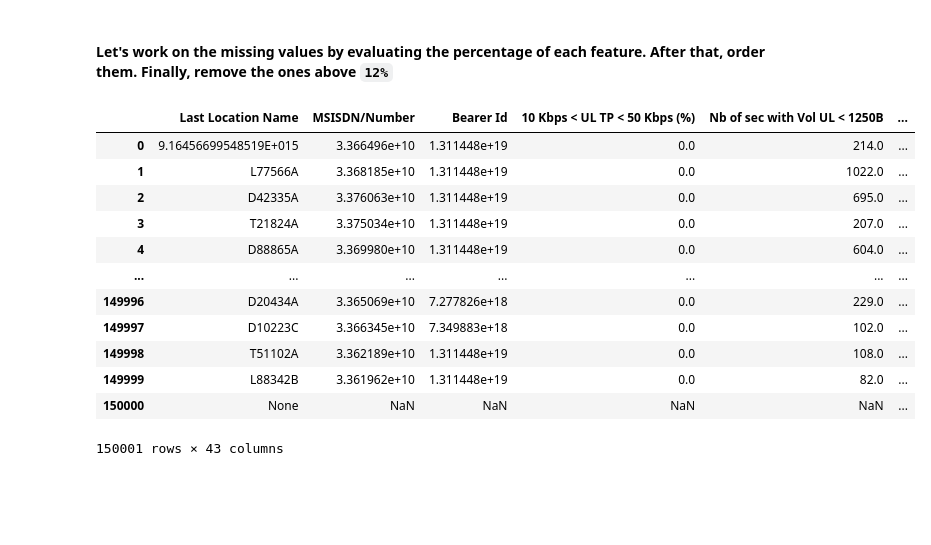
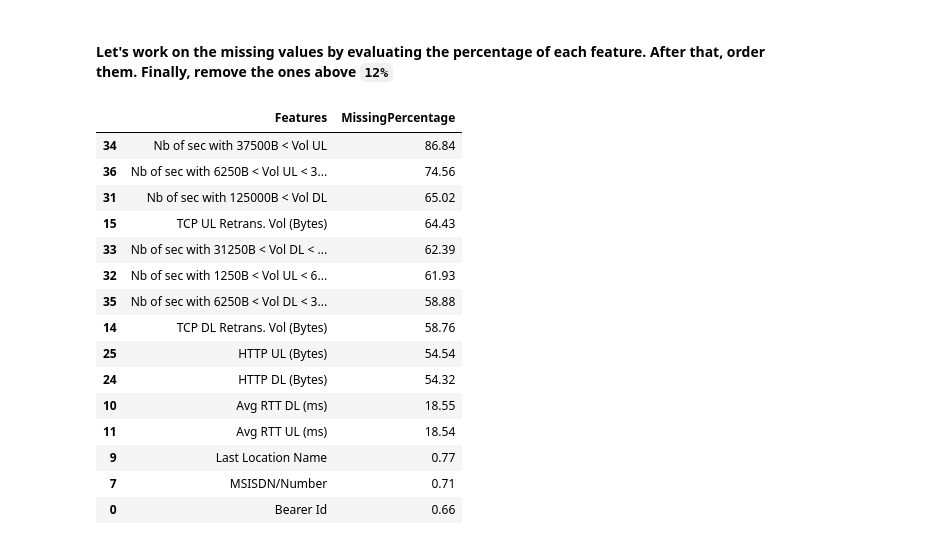
Before and after one commit to Roseco-crs/10Academy_week_1_Telecom_Industry, a Jupyter notebook: code/extract_data.ipynb, the cells around one changed output. Saved outputs shown, nothing was run; the diff lists cells and outputs as text; code cells hidden in the pictures; blank space fills up the shorter version.

Commit message:
Missing values treatment. Removed feature whose missing values have a percent above 12%. After that I dropped the remaining missing values.

```diff
--- a/code/extract_data.ipynb
+++ b/code/extract_data.ipynb
@@ -281,29 +286,28 @@ The Telecom database contains 12.5% missing values
 # %%
 # converting the columns of our data into a list.
 missing = []
 col = df.columns.tolist()
 # add corresponding feature and missing value percentage into missing[]
 for i in col:
     missing.append((i, percent_missing(df[i])))
 
 missing_percent = pd.DataFrame(missing, columns = ['Features', 'MissingPercentage'])
 missing_sorted = missing_percent.sort_values(by='MissingPercentage', ascending=False)
-
-# keep usefull columns
-useful_columns = missing_sorted[missing_sorted['MissingPercentage']<12]['Features'].tolist()
-df = df[useful_columns]
-df
+missing_sorted.head(15)
 # %% [output]
-|  | Last Location Name | MSISDN/Number | Bearer Id | 10 Kbps < UL TP < 50 Kbps (%) | Nb of sec with Vol UL < 1250B | ... |
-| 0 | 9.16456699548519E+015 | 3.366496e+10 | 1.311448e+19 | 0.0 | 214.0 | ... |
-| 1 | L77566A | 3.368185e+10 | 1.311448e+19 | 0.0 | 1022.0 | ... |
-| 2 | D42335A | 3.376063e+10 | 1.311448e+19 | 0.0 | 695.0 | ... |
-| 3 | T21824A | 3.375034e+10 | 1.311448e+19 | 0.0 | 207.0 | ... |
-| 4 | D88865A | 3.369980e+10 | 1.311448e+19 | 0.0 | 604.0 | ... |
-| ... | ... | ... | ... | ... | ... | ... |
-| 149996 | D20434A | 3.365069e+10 | 7.277826e+18 | 0.0 | 229.0 | ... |
-| 149997 | D10223C | 3.366345e+10 | 7.349883e+18 | 0.0 | 102.0 | ... |
-| 149998 | T51102A | 3.362189e+10 | 1.311448e+19 | 0.0 | 108.0 | ... |
-| 149999 | L88342B | 3.361962e+10 | 1.311448e+19 | 0.0 | 82.0 | ... |
-| 150000 | None | NaN | NaN | NaN | NaN | ... |
+|  | Features | MissingPercentage |
+| 34 | Nb of sec with 37500B < Vol UL | 86.84 |
+| 36 | Nb of sec with 6250B < Vol UL < 3... | 74.56 |
+| 31 | Nb of sec with 125000B < Vol DL | 65.02 |
+| 15 | TCP UL Retrans. Vol (Bytes) | 64.43 |
+| 33 | Nb of sec with 31250B < Vol DL < ... | 62.39 |
+| 32 | Nb of sec with 1250B < Vol UL < 6... | 61.93 |
+| 35 | Nb of sec with 6250B < Vol DL < 3... | 58.88 |
+| 14 | TCP DL Retrans. Vol (Bytes) | 58.76 |
+| 25 | HTTP UL (Bytes) | 54.54 |
+| 24 | HTTP DL (Bytes) | 54.32 |
+| 10 | Avg RTT DL (ms) | 18.55 |
+| 11 | Avg RTT UL (ms) | 18.54 |
+| 9 | Last Location Name | 0.77 |
+| 7 | MSISDN/Number | 0.71 |
+| 0 | Bearer Id | 0.66 |
-150001 rows × 43 columns
```
Also changed, not shown: parts of 19 cells of this notebook.
